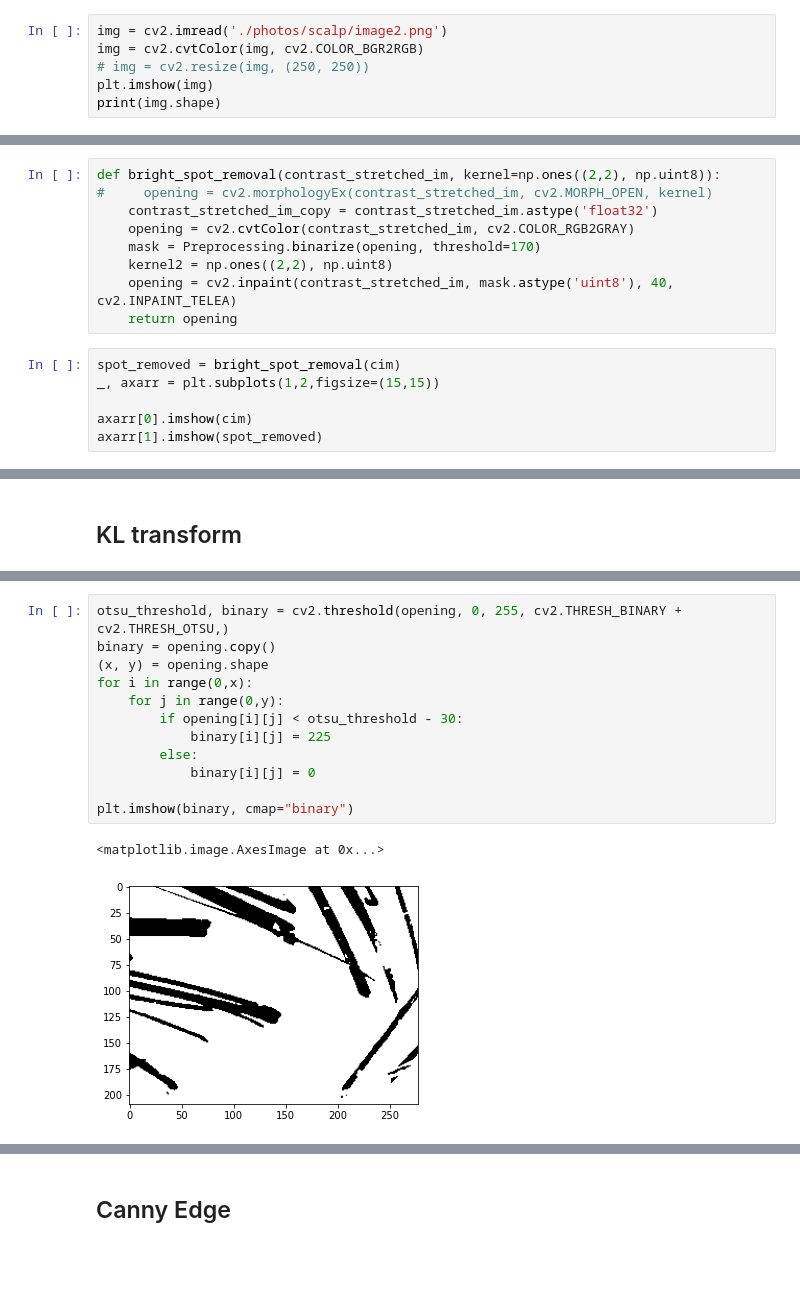
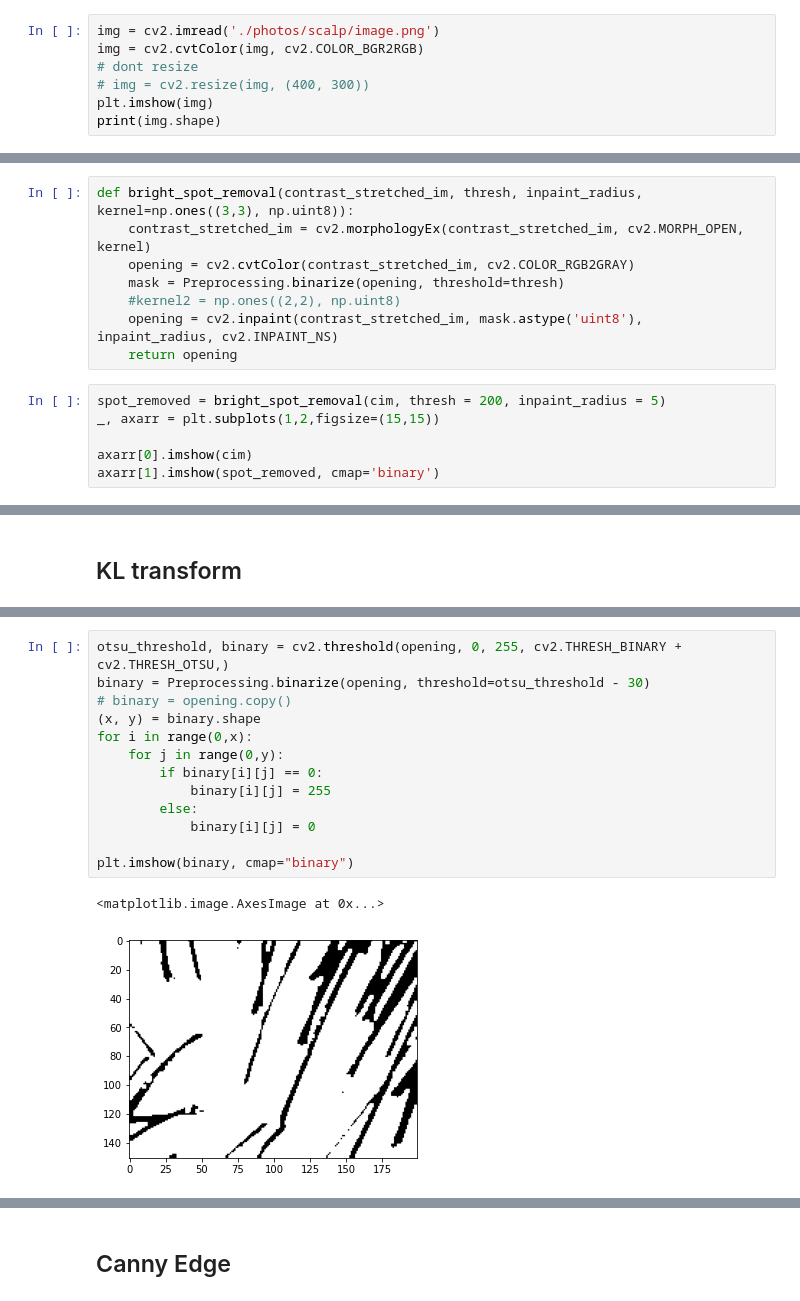
Before and after one commit to rusdes/hair_analysis, a Jupyter notebook: Scalp_analysis.ipynb, the cells around one changed output, grey strips where cells are left out. Drawn from its saved outputs; the diff is of its cells as text; blank space fills up the shorter version.

```diff
--- a/Scalp_analysis.ipynb
+++ b/Scalp_analysis.ipynb
@@ -16,9 +20,10 @@ def normalize(im):
 # %% [markdown]
 ## Contrast stretching
 # %%
-img = cv2.imread('./photos/scalp/image2.png')
+img = cv2.imread('./photos/scalp/image.png')
 img = cv2.cvtColor(img, cv2.COLOR_BGR2RGB)
-# img = cv2.resize(img, (250, 250))
+# dont resize
+# img = cv2.resize(img, (400, 300))
 plt.imshow(img)
 print(img.shape)
 # %% [output]
@@ -76,19 +81,18 @@ plt.show()
 # %% [markdown]
 ## Bright spot removal (using mathematical morphology)
 # %%
-def bright_spot_removal(contrast_stretched_im, kernel=np.ones((2,2), np.uint8)):
-#     opening = cv2.morphologyEx(contrast_stretched_im, cv2.MORPH_OPEN, kernel)
-    contrast_stretched_im_copy = contrast_stretched_im.astype('float32')
+def bright_spot_removal(contrast_stretched_im, thresh, inpaint_radius, kernel=np.ones((3,3), np.uint8)):
+    contrast_stretched_im = cv2.morphologyEx(contrast_stretched_im, cv2.MORPH_OPEN, kernel)
     opening = cv2.cvtColor(contrast_stretched_im, cv2.COLOR_RGB2GRAY)
-    mask = Preprocessing.binarize(opening, threshold=170)
-    kernel2 = np.ones((2,2), np.uint8)
-    opening = cv2.inpaint(contrast_stretched_im, mask.astype('uint8'), 40, cv2.INPAINT_TELEA)
+    mask = Preprocessing.binarize(opening, threshold=thresh)
+    #kernel2 = np.ones((2,2), np.uint8)
+    opening = cv2.inpaint(contrast_stretched_im, mask.astype('uint8'), inpaint_radius, cv2.INPAINT_NS)
     return opening
 # %%
-spot_removed = bright_spot_removal(cim)
+spot_removed = bright_spot_removal(cim, thresh = 200, inpaint_radius = 5)
 _, axarr = plt.subplots(1,2,figsize=(15,15))
 
 axarr[0].imshow(cim)
-axarr[1].imshow(spot_removed)
+axarr[1].imshow(spot_removed, cmap='binary')
 # %% [output]
 <matplotlib.image.AxesImage at 0x...>
@@ -104,15 +108,16 @@ plt.imshow(opening, cmap="gray")
 # %%
 otsu_threshold, binary = cv2.threshold(opening, 0, 255, cv2.THRESH_BINARY + cv2.THRESH_OTSU,)
-binary = opening.copy()
-(x, y) = opening.shape
+binary = Preprocessing.binarize(opening, threshold=otsu_threshold - 30)
+# binary = opening.copy()
+(x, y) = binary.shape
 for i in range(0,x):
     for j in range(0,y):
-        if opening[i][j] < otsu_threshold - 30:
-            binary[i][j] = 225
+        if binary[i][j] == 0:
+            binary[i][j] = 255
         else:
             binary[i][j] = 0
 
 plt.imshow(binary, cmap="binary")
 # %% [output]
 <matplotlib.image.AxesImage at 0x...>
-[figure, old version]
+[figure, new version]
```
Also changed, not shown: parts of 37 cells of this notebook, 1 other file.
